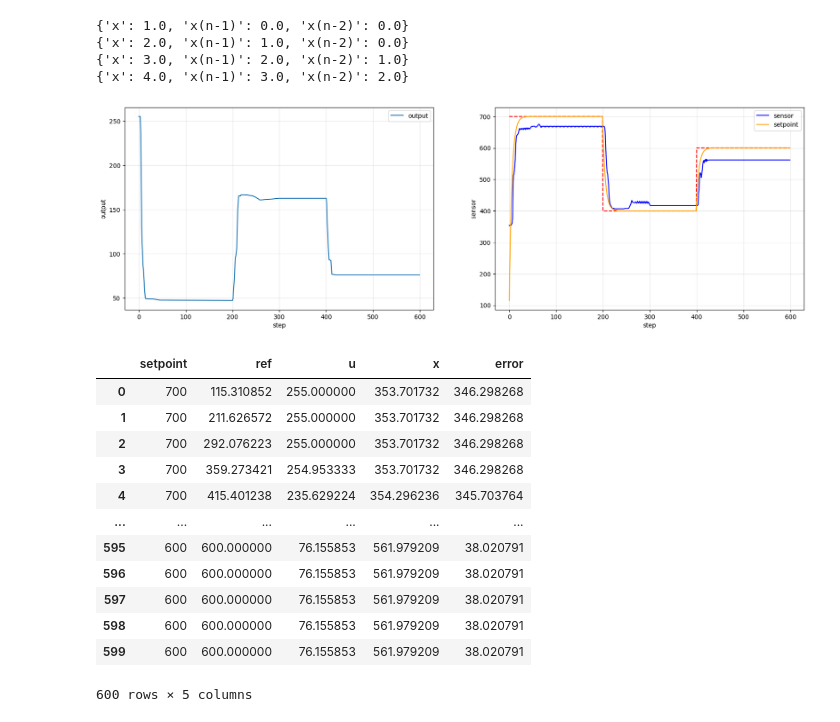
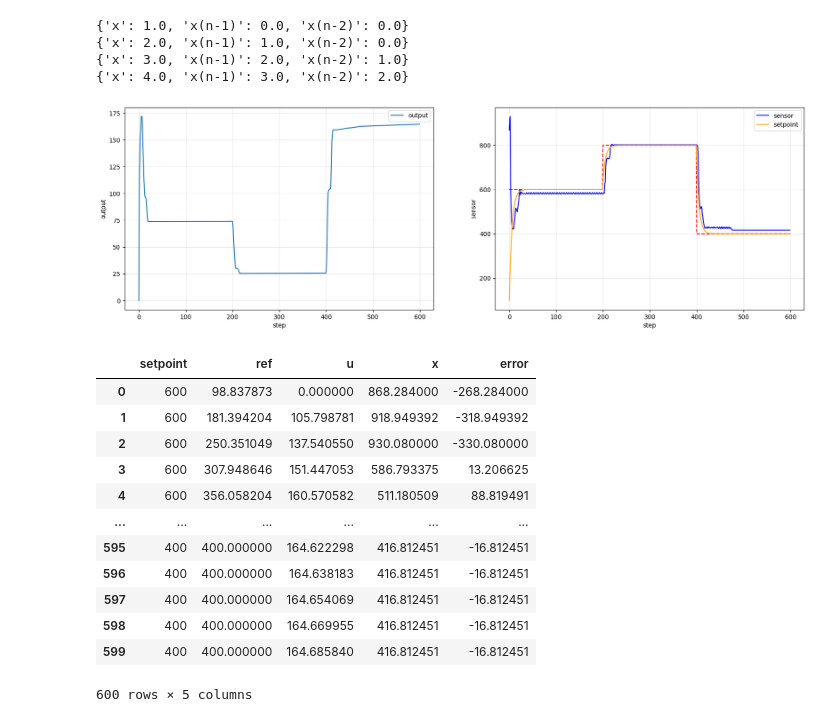
Before and after one commit to KlaussMarchi/DataScience, a Jupyter notebook: PyTrole/Model/3 - Simulation.ipynb, the cells around one changed output. Drawn from its saved outputs; the diff is of its cells as text; code cells hidden in the pictures.

```diff
--- a/PyTrole/Model/3 - Simulation.ipynb
+++ b/PyTrole/Model/3 - Simulation.ipynb
@@ -196,53 +200,49 @@ class Controller:
 system     = System(sys,     sys_variables, N_STATES_SYS)
 controller = Controller(ctl, ctl_variables, N_STATES_CTL)
 
-setpointPath = [700]*200 + [400]*200 + [600]*200
+setpointPath = [600]*200 + [800]*200 + [400]*200
 history = []
 x   = 0
 ref = 0
 ts  = 1.0
 alpha = math.exp(-4 * (dt / ts))
 
-for i in range(100):
-    x, y = df.iloc[9].sensor, df.iloc[0].actuator
-    u = controller.update(ref, x)
-    x = system.update(y)
 
 for setpoint in setpointPath:
     ref = alpha * ref + (1 - alpha) * setpoint
     u = controller.update(ref, x)
     x = system.update(u)
     history.append({'setpoint': setpoint, 'ref': ref, 'u': u, 'x': x, 'error': setpoint - x})
 
 
 history = pd.DataFrame(history)
 plt.figure(figsize=(20, 6))
 plt.subplot(1, 2, 1)
 plt.plot(history.u, label='output')
 plt.xlabel('step'); plt.ylabel('output'); plt.legend()
 plt.grid(alpha=.3)
 
 plt.subplot(1, 2, 2)
 plt.plot(history.setpoint, linestyle='--', color='red')
 plt.plot(history.x, label='sensor', color='blue')
 plt.plot(history.ref, label='setpoint', color='orange')
 plt.xlabel('step'); plt.ylabel('sensor')
 plt.grid(alpha=.3); plt.legend()
 
 plt.show()
 display(history)
 # %% [output]
-[figure, old version]
+[figure, new version]
 |  | setpoint | ref | u | x | error |
-| 0 | 700 | 115.310852 | 255.000000 | 353.701732 | 346.298268 |
-| 1 | 700 | 211.626572 | 255.000000 | 353.701732 | 346.298268 |
-| 2 | 700 | 292.076223 | 255.000000 | 353.701732 | 346.298268 |
-| 3 | 700 | 359.273421 | 254.953333 | 353.701732 | 346.298268 |
-| 4 | 700 | 415.401238 | 235.629224 | 354.296236 | 345.703764 |
+| 0 | 600 | 98.837873 | 0.000000 | 868.284000 | -268.284000 |
+| 1 | 600 | 181.394204 | 105.798781 | 918.949392 | -318.949392 |
+| 2 | 600 | 250.351049 | 137.540550 | 930.080000 | -330.080000 |
+| 3 | 600 | 307.948646 | 151.447053 | 586.793375 | 13.206625 |
+| 4 | 600 | 356.058204 | 160.570582 | 511.180509 | 88.819491 |
 | ... | ... | ... | ... | ... | ... |
-| 595 | 600 | 600.000000 | 76.155853 | 561.979209 | 38.020791 |
-| 596 | 600 | 600.000000 | 76.155853 | 561.979209 | 38.020791 |
-| 597 | 600 | 600.000000 | 76.155853 | 561.979209 | 38.020791 |
-| 598 | 600 | 600.000000 | 76.155853 | 561.979209 | 38.020791 |
-| 599 | 600 | 600.000000 | 76.155853 | 561.979209 | 38.020791 |
+| 595 | 400 | 400.000000 | 164.622298 | 416.812451 | -16.812451 |
+| 596 | 400 | 400.000000 | 164.638183 | 416.812451 | -16.812451 |
+| 597 | 400 | 400.000000 | 164.654069 | 416.812451 | -16.812451 |
+| 598 | 400 | 400.000000 | 164.669955 | 416.812451 | -16.812451 |
+| 599 | 400 | 400.000000 | 164.685840 | 416.812451 | -16.812451 |
 600 rows × 5 columns
```
Also changed, not shown: parts of 3 cells of this notebook, 7 other files.
